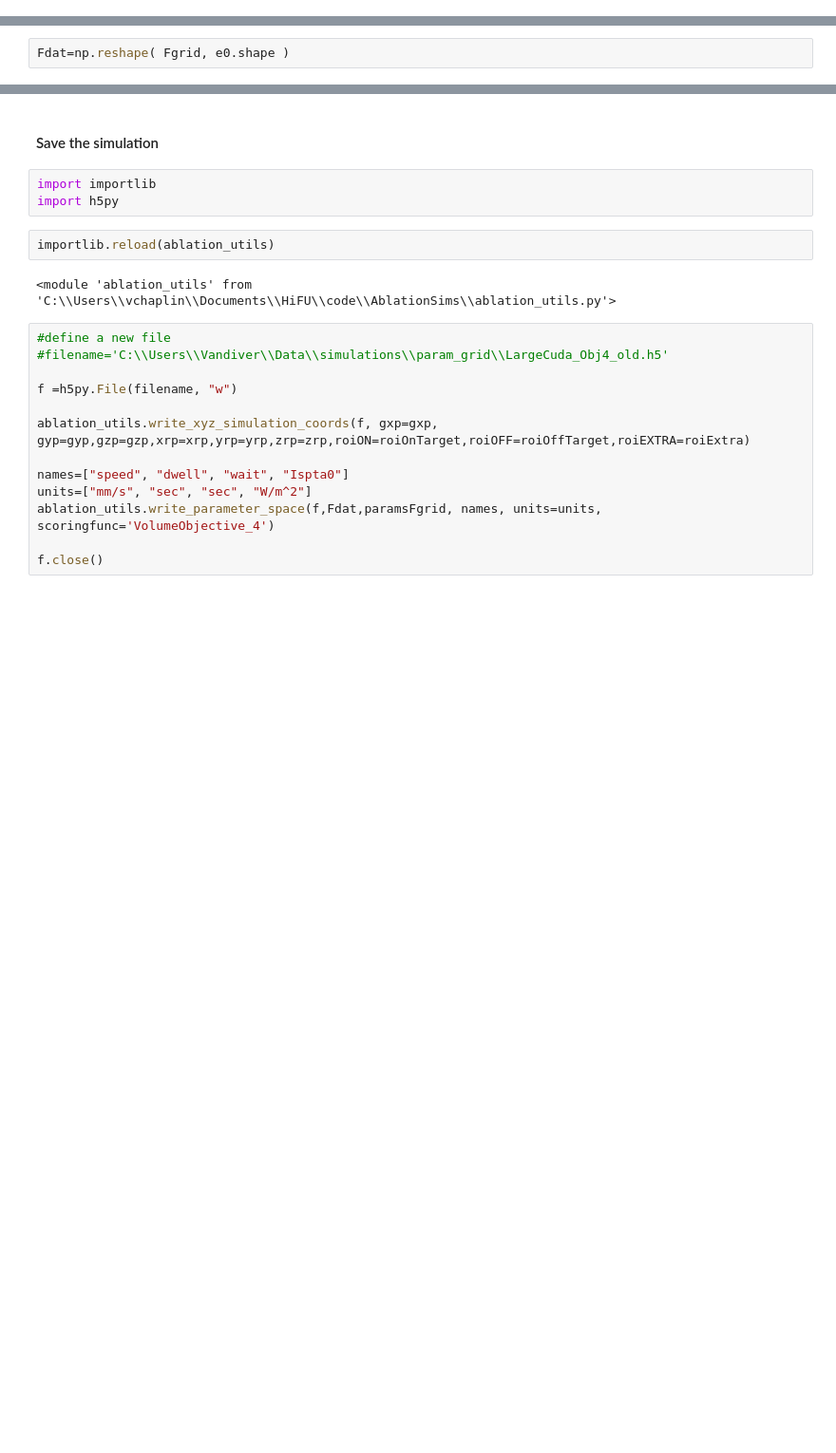
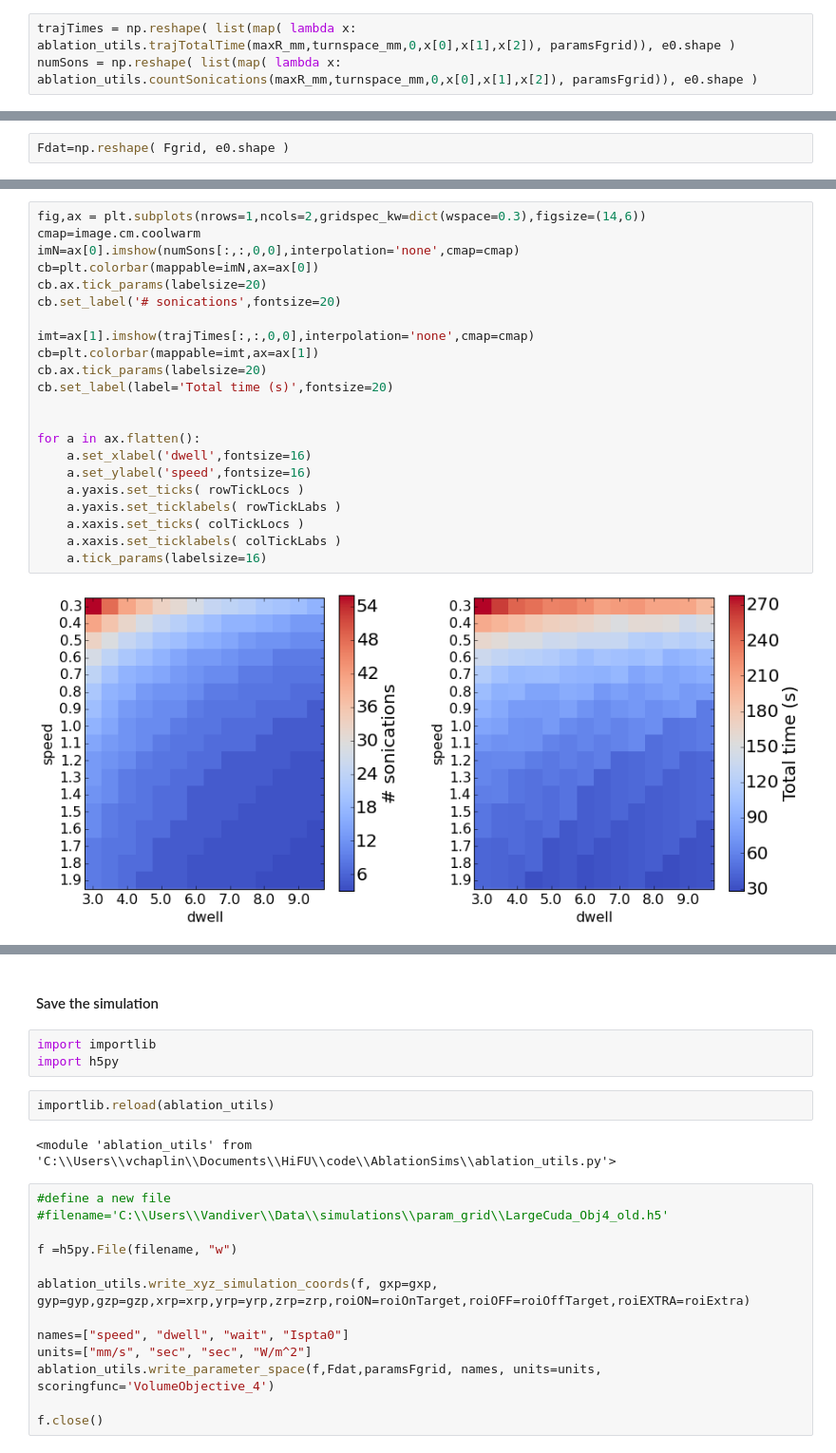
Before and after one commit to vlchaplin/fus_thermalmodelling, a Jupyter notebook: ablation_param_grid.ipynb, the cells around one changed output, grey strips where cells are left out. Shown at 95% size. Saved outputs shown, nothing was run; the diff lists cells and outputs as text; blank space fills up the shorter version.

```diff
--- a/ablation_param_grid.ipynb
+++ b/ablation_param_grid.ipynb
@@ -323,0 +250,3 @@ params=np.reshape( paramsFgrid, [2,12,4,4 ,4] )
+# %%
+trajTimes = np.reshape( list(map( lambda x: ablation_utils.trajTotalTime(maxR_mm,turnspace_mm,0,x[0],x[1],x[2]), paramsFgrid)), e0.shape )
+numSons = np.reshape( list(map( lambda x: ablation_utils.countSonications(maxR_mm,turnspace_mm,0,x[0],x[1],x[2]), paramsFgrid)), e0.shape )
@@ -329,0 +334,24 @@ Fdat.shape
+# %%
+fig,ax = plt.subplots(nrows=1,ncols=2,gridspec_kw=dict(wspace=0.3),figsize=(14,6))
+cmap=image.cm.coolwarm
+imN=ax[0].imshow(numSons[:,:,0,0],interpolation='none',cmap=cmap)
+cb=plt.colorbar(mappable=imN,ax=ax[0])
+cb.ax.tick_params(labelsize=20)
+cb.set_label('# sonications',fontsize=20)
+
+imt=ax[1].imshow(trajTimes[:,:,0,0],interpolation='none',cmap=cmap)
+cb=plt.colorbar(mappable=imt,ax=ax[1])
+cb.ax.tick_params(labelsize=20)
+cb.set_label(label='Total time (s)',fontsize=20)
+
+
+for a in ax.flatten():
+    a.set_xlabel('dwell',fontsize=16)
+    a.set_ylabel('speed',fontsize=16)
+    a.yaxis.set_ticks( rowTickLocs )
+    a.yaxis.set_ticklabels( rowTickLabs )
+    a.xaxis.set_ticks( colTickLocs )
+    a.xaxis.set_ticklabels( colTickLabs )
+    a.tick_params(labelsize=16)
+# %% [output]
+[figure, added]
```
Also changed, not shown: parts of 70 cells of this notebook, 2 other files.
